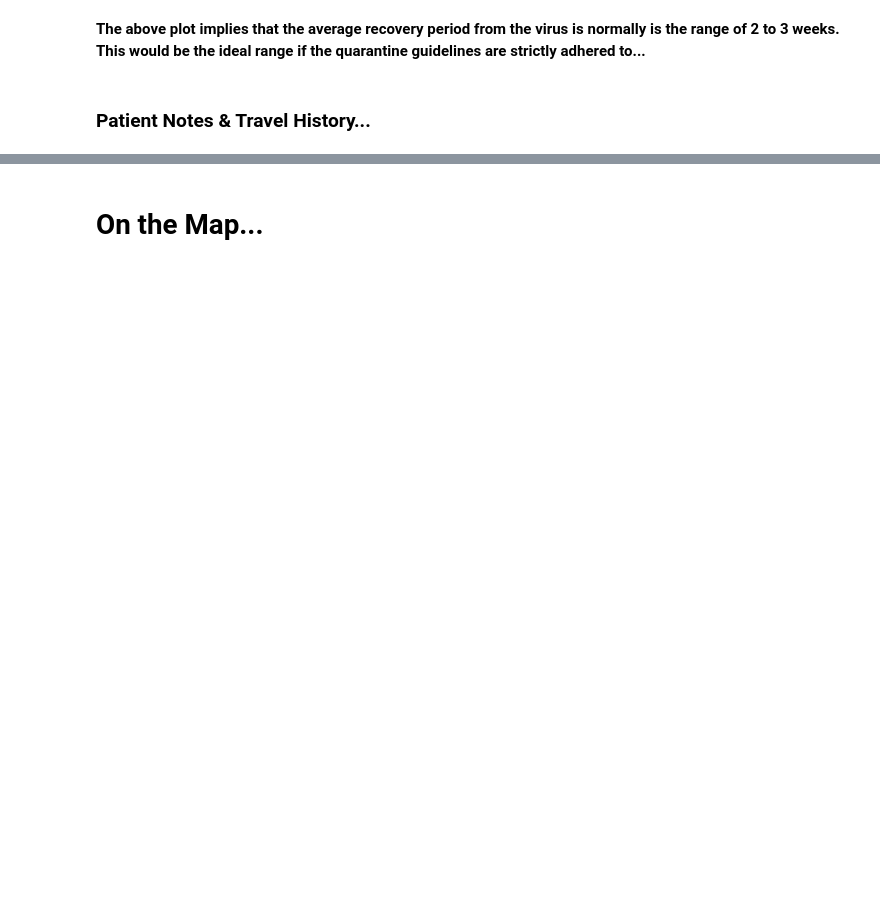
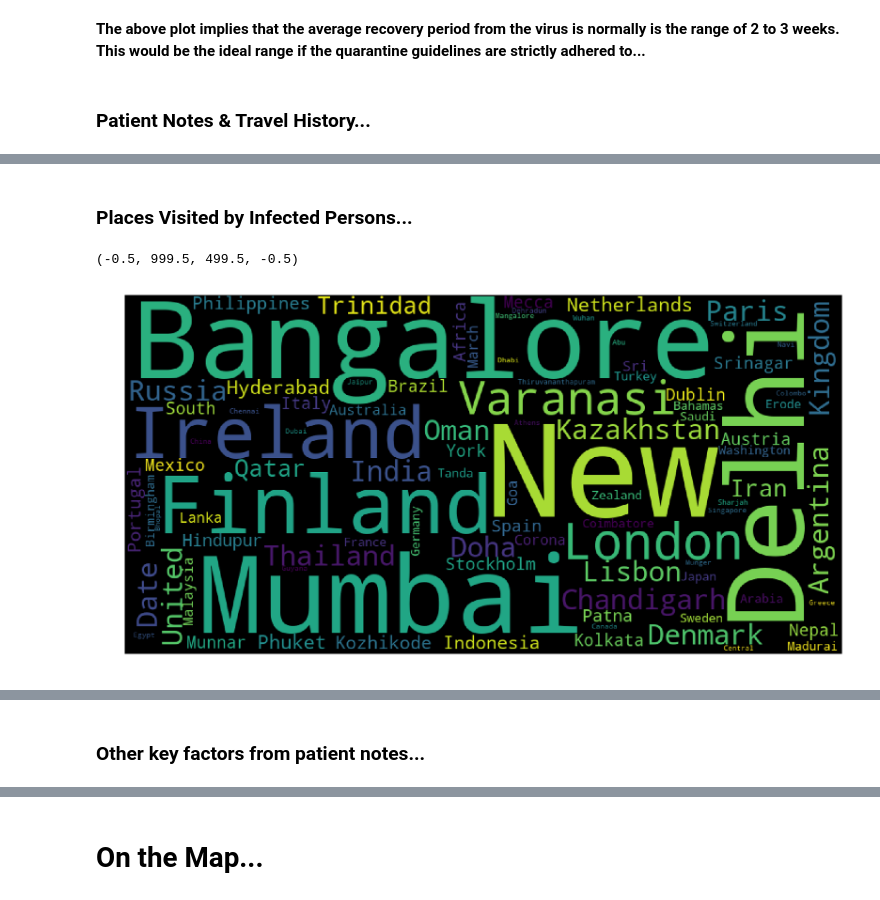
Before and after one commit to sauravmishra1710/Covid-19---A-Geo-Statistical-Analysis, a Jupyter notebook: Covid-19 India Reports.ipynb, the cells around one changed output, grey strips where cells are left out. Saved outputs shown, nothing was run; the diff lists cells and outputs as text; code cells hidden in the pictures; blank space fills up the shorter version.

```diff
--- a/Covid-19 India Reports.ipynb
+++ b/Covid-19 India Reports.ipynb
@@ -873,0 +822,27 @@ temp
+# %%
+cities = []
+countries = []
+
+# Before extracting information from patient notes we will replace any NaN values with 'Details Awaited'
+covid19_patients['notes'] = covid19_patients['notes'].replace(np.nan, 'Details awaited')
+
+def extractTravelHistoryFromPatientNotes(patient_notes):
+
+    for sent in patient_notes:
+        places = GeoText(sent)
+
+        if len(places.countries) != 0:
+            for country in places.countries:
+                countries.append(country)
+
+        if len(places.cities) != 0:
+            for city in places.cities:
+                cities.append(city)
+
+    return list(set(countries + cities))
+
+
+patient_travelled_places = extractTravelHistoryFromPatientNotes(list(covid19_patients['notes'].unique()))
+
+print("All Patients Travel History...\n")
+print("Travelled Places:\n\n",patient_travelled_places)
@@ -873,0 +855,14 @@ temp
+# %% [markdown]
+### Places Visited by Infected Persons...
+# %%
+# convert list to string and generate the word cloud
+
+unique_string=(" ").join(patient_travelled_places)
+wordcloud = WordCloud(width = 1000, height = 500).generate(unique_string)
+
+plt.figure(figsize=(15,8))
+plt.imshow(wordcloud)
+plt.axis("off")
+# %% [output]
+(-0.5, 999.5, 499.5, -0.5)
+[figure, added]
@@ -882,3 +921,5 @@ fig.update_layout(
     paper_bgcolor="LightSteelBlue",)
 # %% [output]
 [interactive output not drawn]
+# %% [markdown]
+### Other key factors from patient notes...
```
Also changed, not shown: parts of 22 cells of this notebook.
